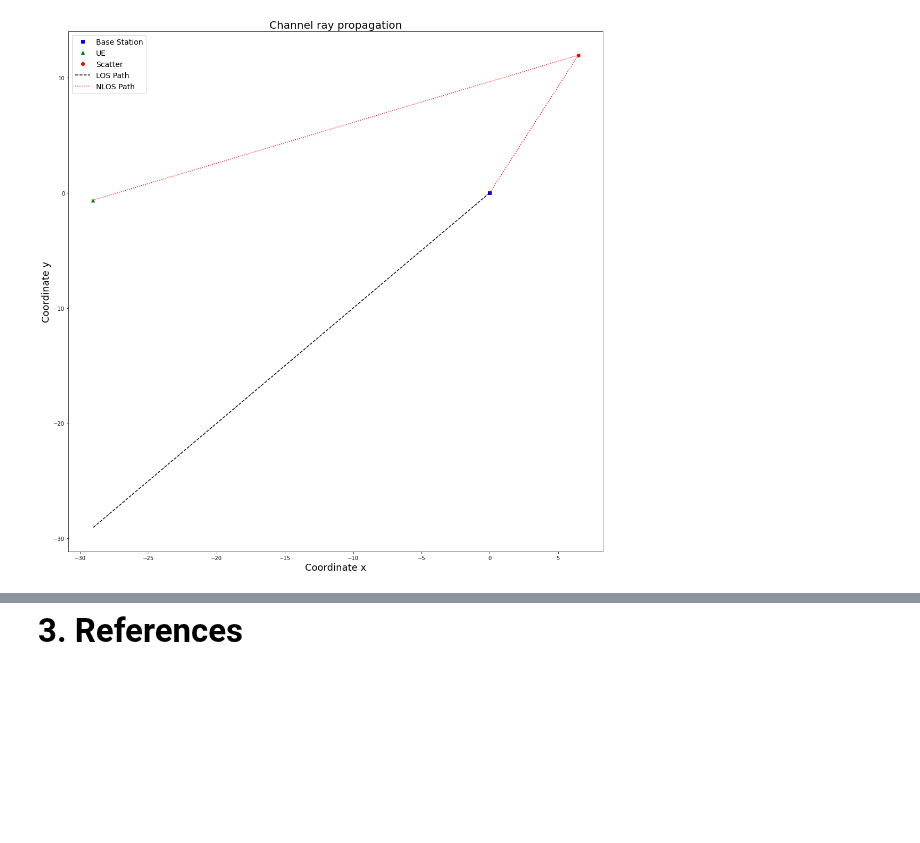
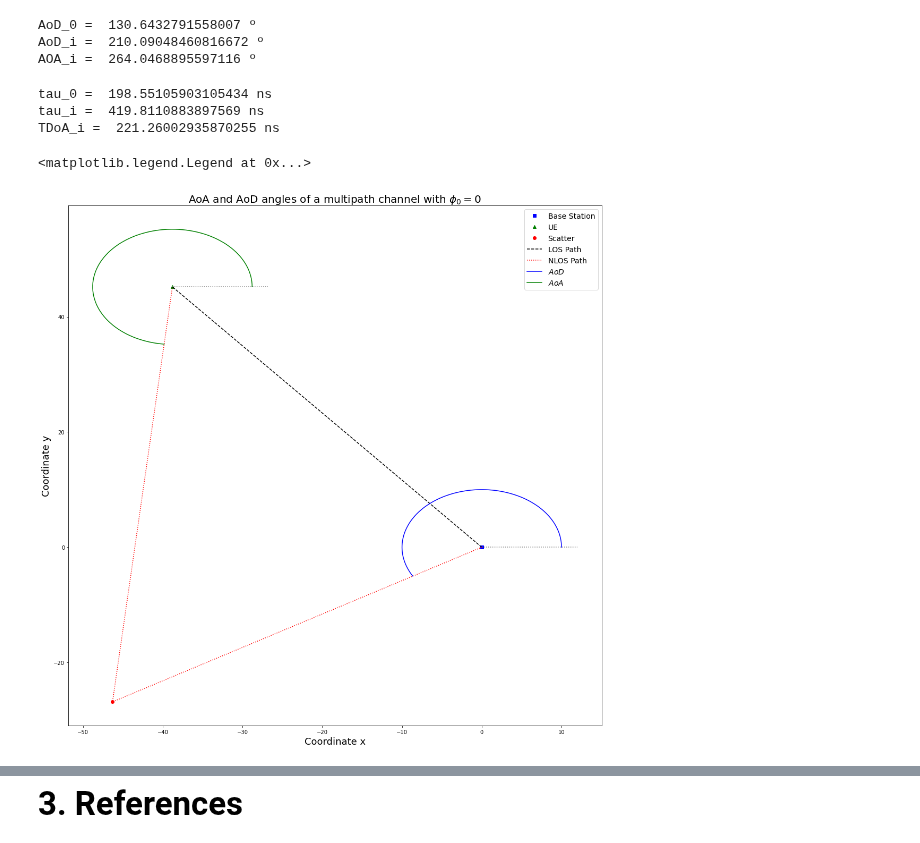
Before and after one commit to gomezcuba/CASTRO-5G, a Jupyter notebook: Tutorials/Tutorial_1_MultipathLocationEstimator.ipynb, the cells around one changed output, grey strips where cells are left out. Drawn from its saved outputs; the diff is of its cells as text; code cells hidden in the pictures; blank space fills up the shorter version.

Commit message:
updated Tutorials and location files

```diff
--- a/Tutorials/Tutorial_1_MultipathLocationEstimator.ipynb
+++ b/Tutorials/Tutorial_1_MultipathLocationEstimator.ipynb
@@ -380,29 +145,87 @@ d_iy =  11.951463417223394
+# %%
+# All angles are in radians units
+# With el mod operator, we ensure all angles are represented in their equivalent values from 0 to 2pi
+AoD_0 = np.arctan(d_0y/d_0x)
+AoD_0 = np.mod(AoD_0 + np.pi*(d_0x < 0), 2*np.pi)
+
+AoD_i = np.arctan(d_iy/d_ix)
+AoD_i = np.mod(AoD_i + np.pi*(d_ix < 0), 2*np.pi)
+
+AoA_i = np.arctan((d_iy - d_0y)/(d_ix - d_0x))
+AoA_i = np.mod(AoA_i + np.pi*((d_ix - d_0x) < 0), 2*np.pi)
+
+print("AoD_0 = ",np.rad2deg(AoD_0[0]), "º")
+print("AoD_i = ",np.rad2deg(AoD_i[0][0]), "º")
+print("AOA_i = ",np.rad2deg(AoA_i[0][0]), "º")
+# %% [output]
+AoD_0 =  130.6432791558007 º
+AoD_i =  210.09048460816672 º
+AOA_i =  264.0468895597116 º
+# %%
+# Ligth speed
+c = 3e8
+
+# LOS path length
+l_0 = abs(d_0y/np.sin(AoD_0))
+
+# LOS path time delay
+tau_0 = l_0/c
+
+# NLOS path time delay
+l_i = np.abs(d_iy/np.sin(AoD_i)) + np.abs((d_iy - d_0y)/np.sin(AoA_i))
+tau_i = l_i/c
+
+# Delay difference between LOS and NLOS paths
+TDoA_i = tau_i - tau_0
+
+print("tau_0 = ",tau_0[0]*1e9, "ns")
+print("tau_i = ",tau_i[0][0]*1e9, "ns")
+print("TDoA_i = ",TDoA_i[0][0]*1e9, "ns")
+# %% [output]
+tau_0 =  198.55105903105434 ns
+tau_i =  419.8110883897569 ns
+TDoA_i =  221.26002935870255 ns
 # %%
-plt.figure(1)
+plt.figure(2)
 
 # Plot the Base Station
 plt.plot(0, 0, "sb", label="Base Station")
 
 # Plot the user
 plt.plot(d_0x, d_0y, "^g", label="UE")
 
 # Plot the scatter
 plt.plot(d_ix, d_iy, "or", label="Scatter")
 
 # Plot LOS path
-plt.plot([[0],d_0x], [[0],d_0x], "--k", label="LOS Path")
+plt.plot([[0],d_0x], [[0],d_0y], "--k", label="LOS Path")
 
 # Plot NLOS path
-plt.plot([0,d_ix[0,0],d_0x[0]], [0,d_iy[0,0],d_0y[0]], ":r", label="NLOS Path")
+plt.plot([[0],d_ix[0],d_0x], [[0],d_iy[0],d_0y], ":r", label="NLOS Path")
 
-plt.title("Channel ray propagation", fontsize=20)
+# Number of points to draw angles circunferences and size respect each origin (Base Station or UE)
+circle_points = 100
+circle_scale = 10
+t = np.linspace(0, 1, circle_points)
+
+# Plot x axis reference line in the Base Station
+plt.plot([0, circle_scale + 2], [0,0], ":", color="grey")
+
+# Plot x axis reference line in the UE
+plt.plot([d_0x, d_0x + circle_scale + Npath*2], [d_0y,d_0y], ":" ,color="grey")
+
+# Plot AoD angle
+plt.plot(0 + (circle_scale)*np.cos(AoD_i[0]*t), 0 + (circle_scale)*np.sin(AoD_i[0]*t), "b" ,label="$AoD$")
+
+# Plot AoA angle
+plt.plot(d_0x + (circle_scale)*np.cos((AoA_i[0])*t), d_0y + (circle_scale)*np.sin((AoA_i[0])*t), "g", label="$AoA$")
+
+plt.title("AoA and AoD angles of a multipath channel with $\phi_0=0$", fontsize=20)
 plt.xlabel("Coordinate x", fontsize=18)
 plt.ylabel("Coordinate y", fontsize=18)
 
 # Make and plot legend
 plt.legend(prop={"size": 14})
-
-# Save Figure_2_1_A image
-plt.savefig(Folder_tutorial_1_dir_path + "/Figure_2_1_A.png")
 # %% [output]
+<matplotlib.legend.Legend at 0x...>
-[figure, old version]
+[figure, new version]
```
Also changed, not shown: parts of 62 cells of this notebook, 3 other files.
